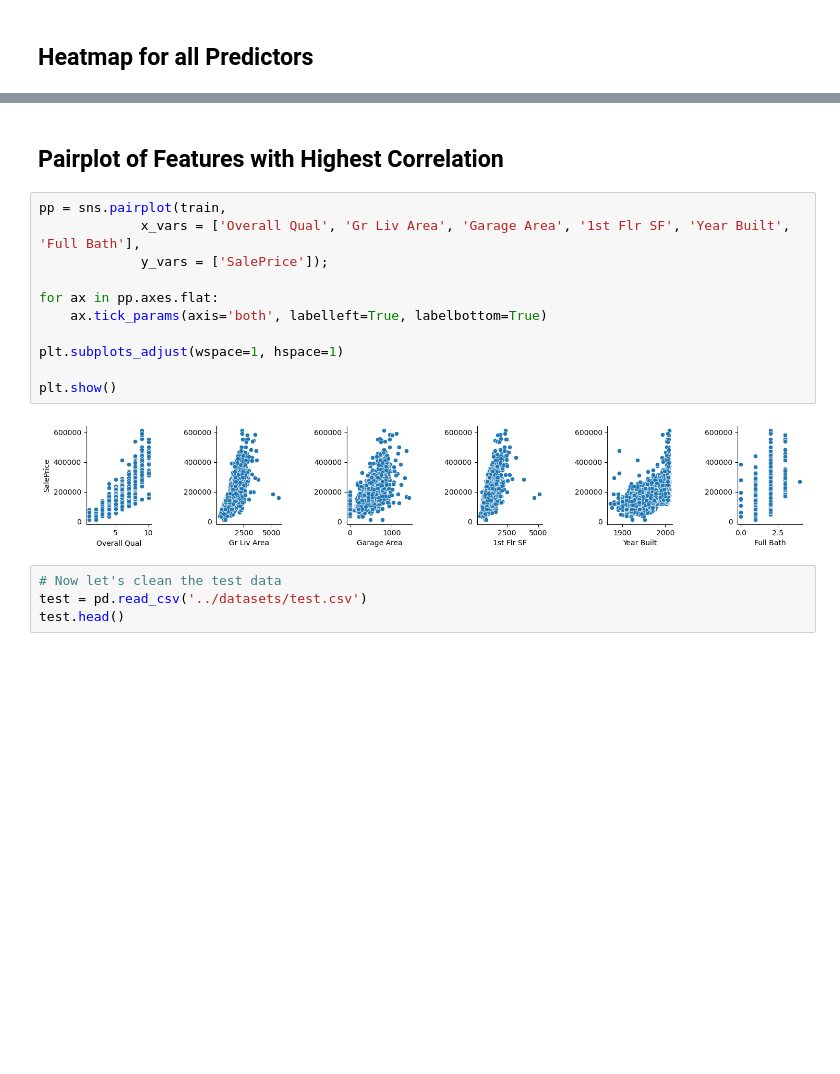
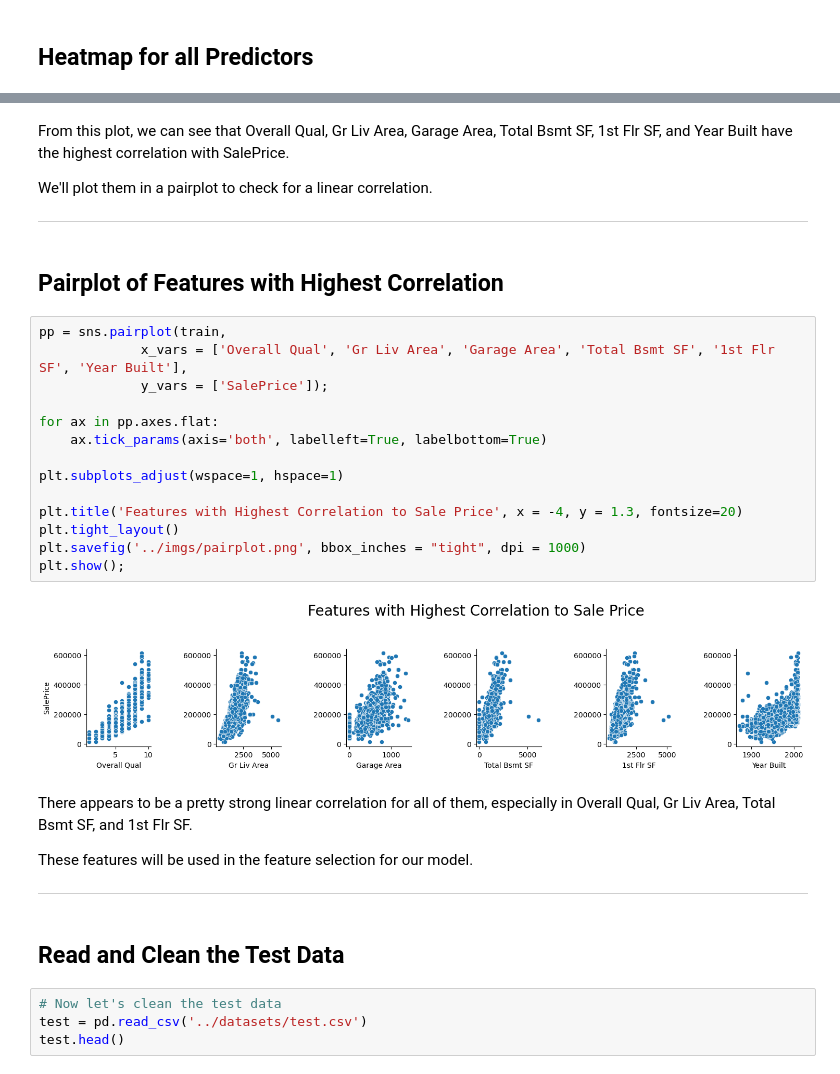
Before and after one commit to jlu7922/Ames-Housing-Data-and-Kaggle-Challenge, a Jupyter notebook: code/Data-Cleaning-EDA.ipynb, the cells around one changed output, grey strips where cells are left out. Drawn from its saved outputs; the diff is of its cells as text; blank space fills up the shorter version.

```diff
--- a/code/Data-Cleaning-EDA.ipynb
+++ b/code/Data-Cleaning-EDA.ipynb
@@ -394,18 +346,35 @@ plt.savefig('../imgs/correlation_final.png')
+# %% [markdown]
+From this plot, we can see that Overall Qual, Gr Liv Area, Garage Area, Total Bsmt SF, 1st Flr SF, and Year Built have the highest correlation with SalePrice.
+
+We'll plot them in a pairplot to check for a linear correlation.
+
+---
 # %% [markdown]
 ## Pairplot of Features with Highest Correlation
 # %%
 pp = sns.pairplot(train,
-             x_vars = ['Overall Qual', 'Gr Liv Area', 'Garage Area', '1st Flr SF', 'Year Built', 'Full Bath'],
+             x_vars = ['Overall Qual', 'Gr Liv Area', 'Garage Area', 'Total Bsmt SF', '1st Flr SF', 'Year Built'],
              y_vars = ['SalePrice']);
 
 for ax in pp.axes.flat:
     ax.tick_params(axis='both', labelleft=True, labelbottom=True)
 
 plt.subplots_adjust(wspace=1, hspace=1)
 
-plt.show()
+plt.title('Features with Highest Correlation to Sale Price', x = -4, y = 1.3, fontsize=20)
+plt.tight_layout()
+plt.savefig('../imgs/pairplot.png', bbox_inches = "tight", dpi = 1000)
+plt.show();
 # %% [output]
-[figure, old version]
+[figure, new version]
+# %% [markdown]
+There appears to be a pretty strong linear correlation for all of them, especially in Overall Qual, Gr Liv Area, Total Bsmt SF, and 1st Flr SF.
+
+These features will be used in the feature selection for our model.
+
+---
+# %% [markdown]
+## Read and Clean the Test Data
 # %%
 # Now let's clean the test data
 test = pd.read_csv('../datasets/test.csv')
```
Also changed, not shown: parts of 28 cells of this notebook, 9 other files.
